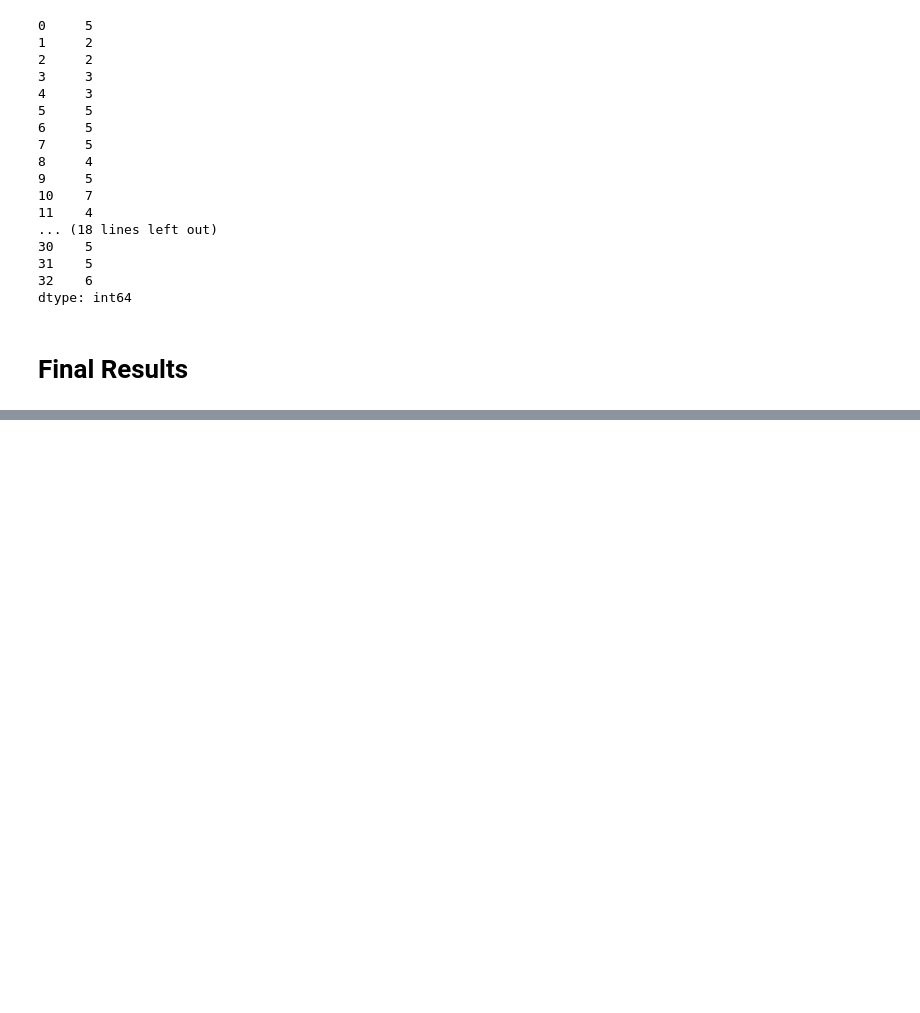
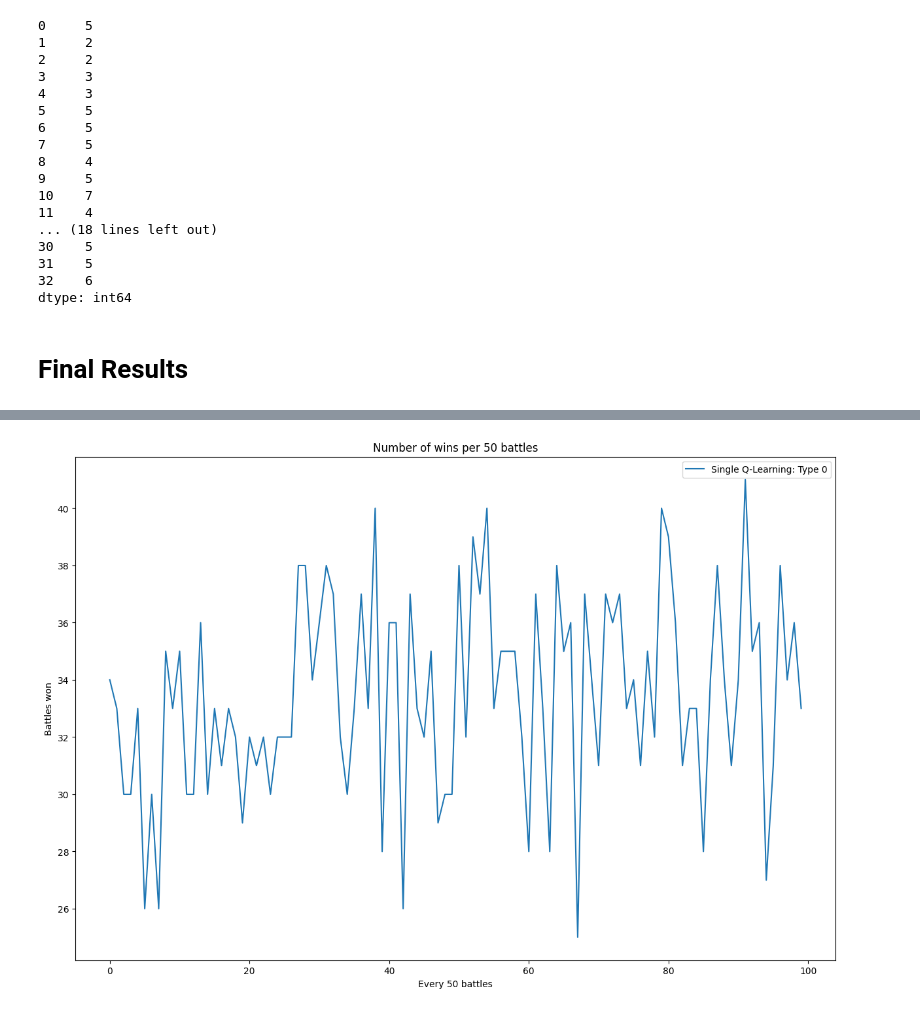
Before and after one commit to Harman367/Reinforcement-Learning-AI, a Jupyter notebook: Results/Results.ipynb, the cells around one changed output, grey strips where cells are left out. Drawn from its saved outputs; the diff is of its cells as text; code cells hidden in the pictures; blank space fills up the shorter version.

```diff
--- a/Results/Results.ipynb
+++ b/Results/Results.ipynb
@@ -136,0 +137,23 @@ FileNotFoundError: File Results/JSON/Reward Single Q-Learning: Type 0.json does
+# %%
+#Load all data
+data_s0 = pd.read_json('JSON/Wins Single Q-Learning Type 0.json')
+data_s1 = pd.read_json('JSON/Wins Single Q-Learning Type 1.json')
+data_d0 = pd.read_json('JSON/Wins Double Q-Learning Type 0.json')
+data_d1 = pd.read_json('JSON/Wins Double Q-Learning Type 1.json')
+
+#Get results
+results_s0 = data_s0['results']
+results_s1 = data_s1['results']
+results_d0 = data_d0['results']
+results_d1 = data_d1['results']
+# %%
+#Plot results
+plt.figure(figsize=(15, 10))
+plt.title('Number of wins per 50 battles')
+plt.xlabel('Every 50 battles')
+plt.ylabel('Battles won')
+plt.plot(results_s0, label='Single Q-Learning: Type 0')
+plt.legend()
+plt.show()
+# %% [output]
+[figure, added]
```
Also changed, not shown: parts of 7 cells of this notebook, 24 other files.
